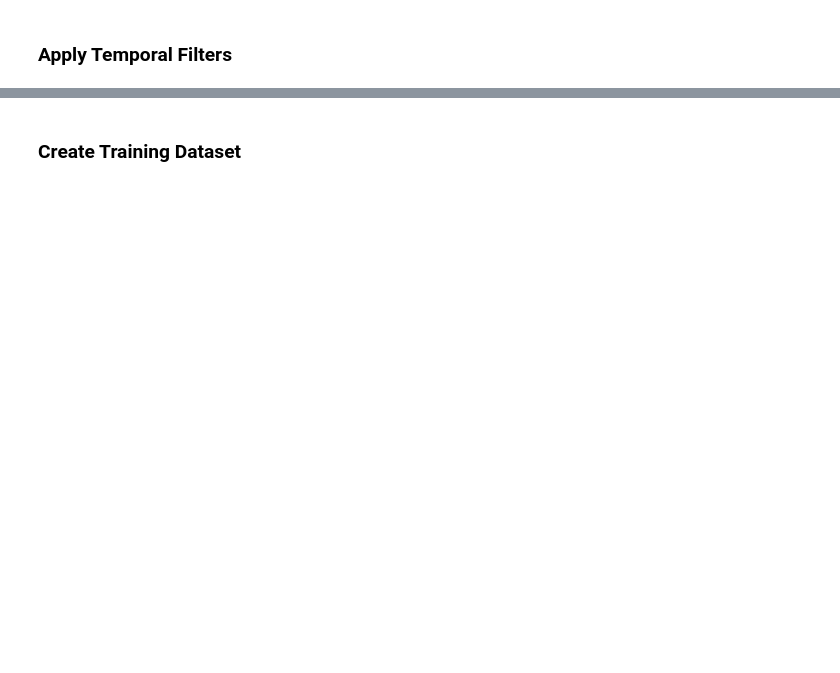
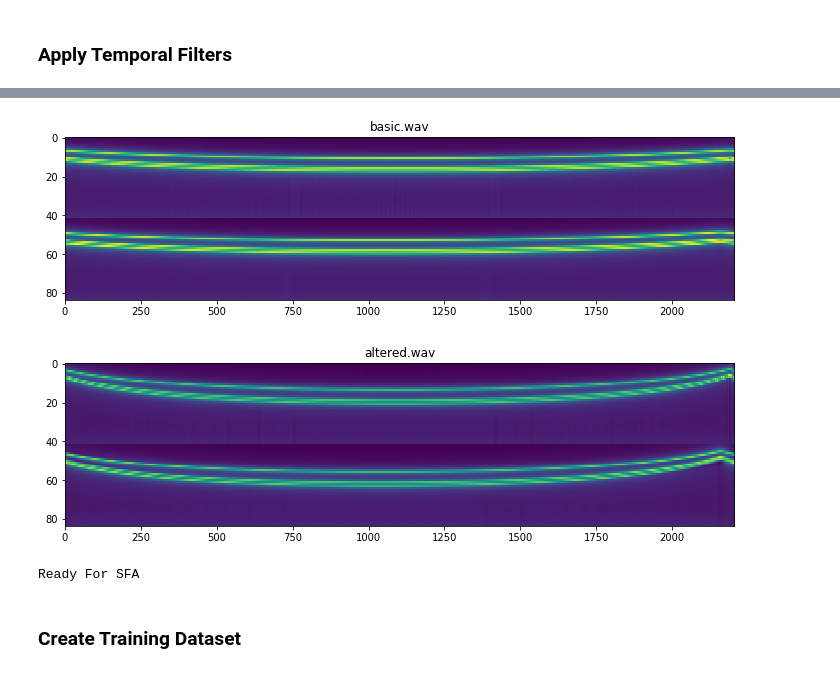
Before and after one commit to chetan-parthiban/SFA, a Jupyter notebook: SFA_Streamlined.ipynb, the cells around one changed output, grey strips where cells are left out. Cells and saved outputs as stored; diff of their text form; code cells hidden in the pictures; blank space fills up the shorter version.

```diff
--- a/SFA_Streamlined.ipynb
+++ b/SFA_Streamlined.ipynb
@@ -127,3 +129,22 @@ Ready For SFA
+# %%
+if down_sample:
+    for i,vocal in enumerate(vocals_temporal_transformed):
+        vocals_temporal_transformed[i] = vocal[:,::down_sample_post]
+    if noise is not None:
+        noise_temporal_transformed = noise_temporal_transformed[:,::down_sample_post]
+
+if(plot_temporal_transformed):
+    for i,vocal in enumerate(vocals_temporal_transformed):
+        plot_input(vocal, vocal_files[i])
+
+    if noise is not None:
+        plot_input(noise_temporal_transformed, 'Noise')
+
+print('Ready For SFA')
+# %% [output]
+[figure, added]
+[figure, added]
+Ready For SFA
 # %% [markdown]
 ### Create Training Dataset
 # %%
```
Also changed, not shown: parts of 13 cells of this notebook, 5 other files.
